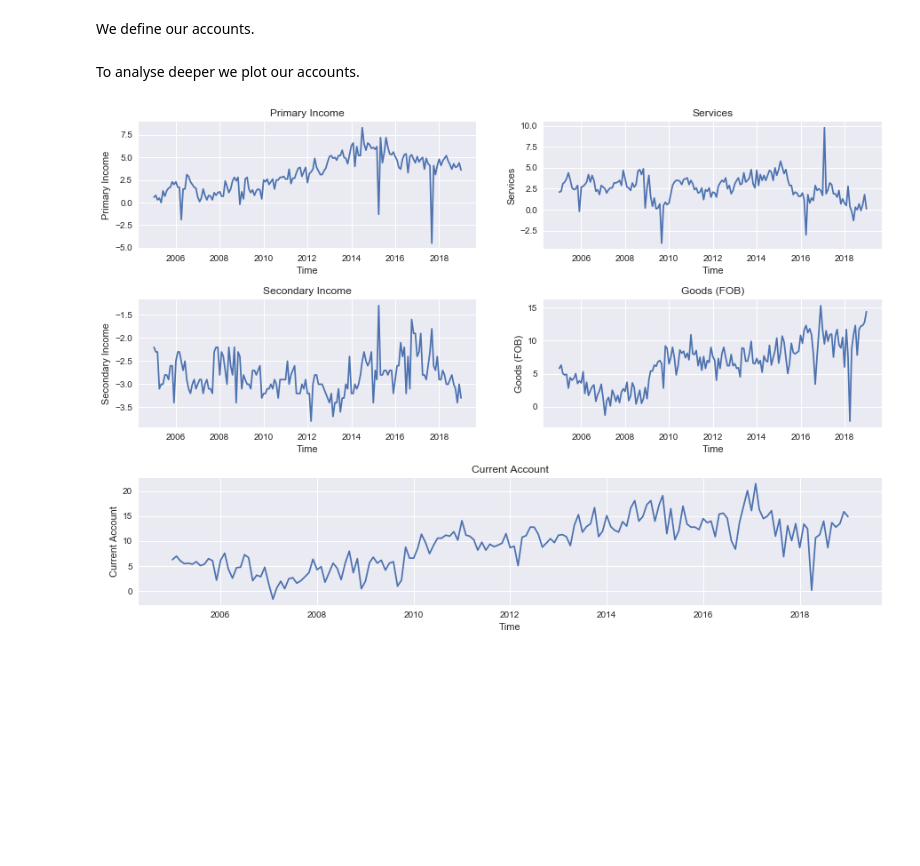
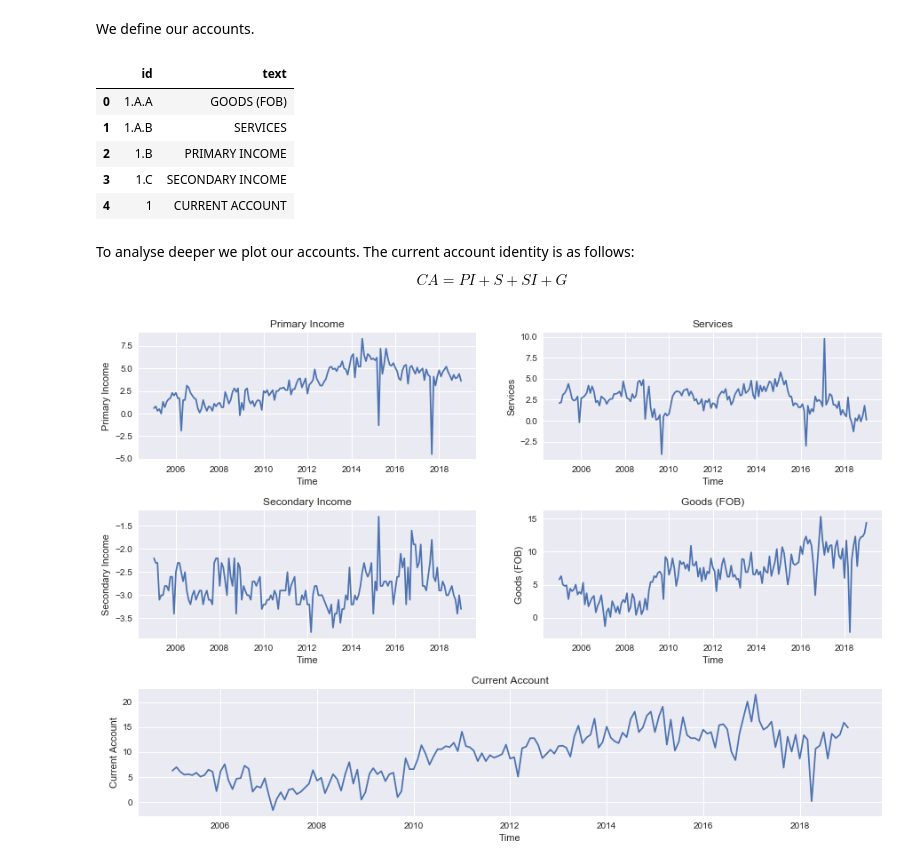
Before and after one commit to NumEconCopenhagen/projects-2019-msc, a Jupyter notebook: dataproject/Data Analysis Project.ipynb, the cells around one changed output. Drawn from its saved outputs; the diff is of its cells as text; code cells hidden in the pictures; blank space fills up the shorter version.

```diff
--- a/dataproject/Data Analysis Project.ipynb
+++ b/dataproject/Data Analysis Project.ipynb
@@ -124,11 +137,23 @@ We define our accounts.
 # %%
 PI  = df.loc[df['POST'] == 'PRIMARY INCOME', :]
 S   = df.loc[df['POST'] == 'SERVICES', :]
 SI  = df.loc[df['POST'] == 'SECONDARY INCOME', :]
 G   = df.loc[df['POST'] == 'GOODS (FOB)', :]
 CA  = df.loc[df['POST'] == 'CURRENT ACCOUNT', :]
+
+
+Var0.head
+# %% [output]
+|  | id | text |
+| 0 | 1.A.A | GOODS (FOB) |
+| 1 | 1.A.B | SERVICES |
+| 2 | 1.B | PRIMARY INCOME |
+| 3 | 1.C | SECONDARY INCOME |
+| 4 | 1 | CURRENT ACCOUNT |
 # %% [markdown]
-To analyse deeper we plot our accounts.
+To analyse deeper we plot our accounts. The current account identity is as follows:
+
+$$CA = PI + S + SI + G$$
 # %%
 plt.style.use('seaborn')
 fig, axs = plt.subplots(3,2,figsize=(15,10))
```
Also changed, not shown: parts of 3 cells of this notebook.
